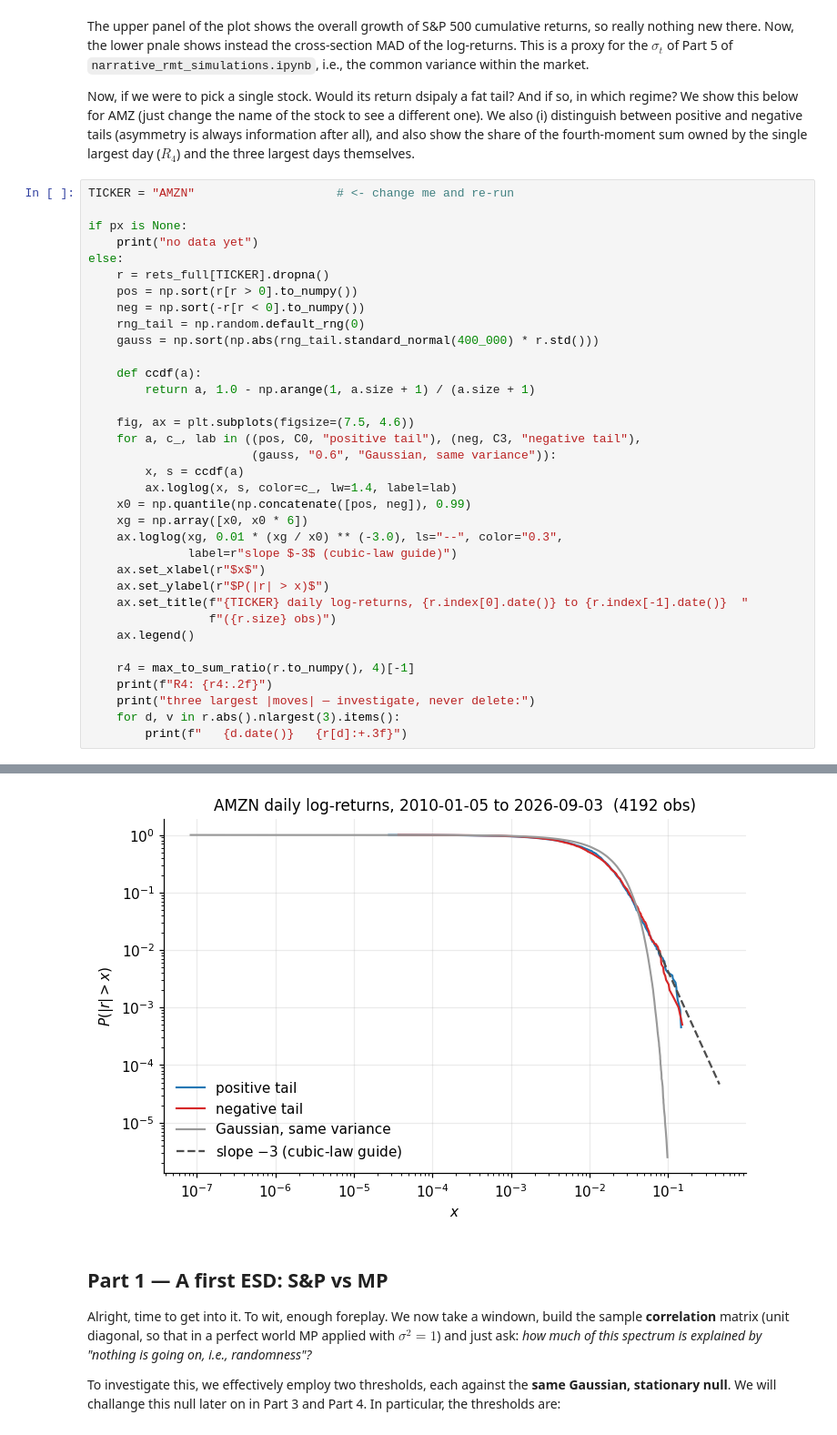
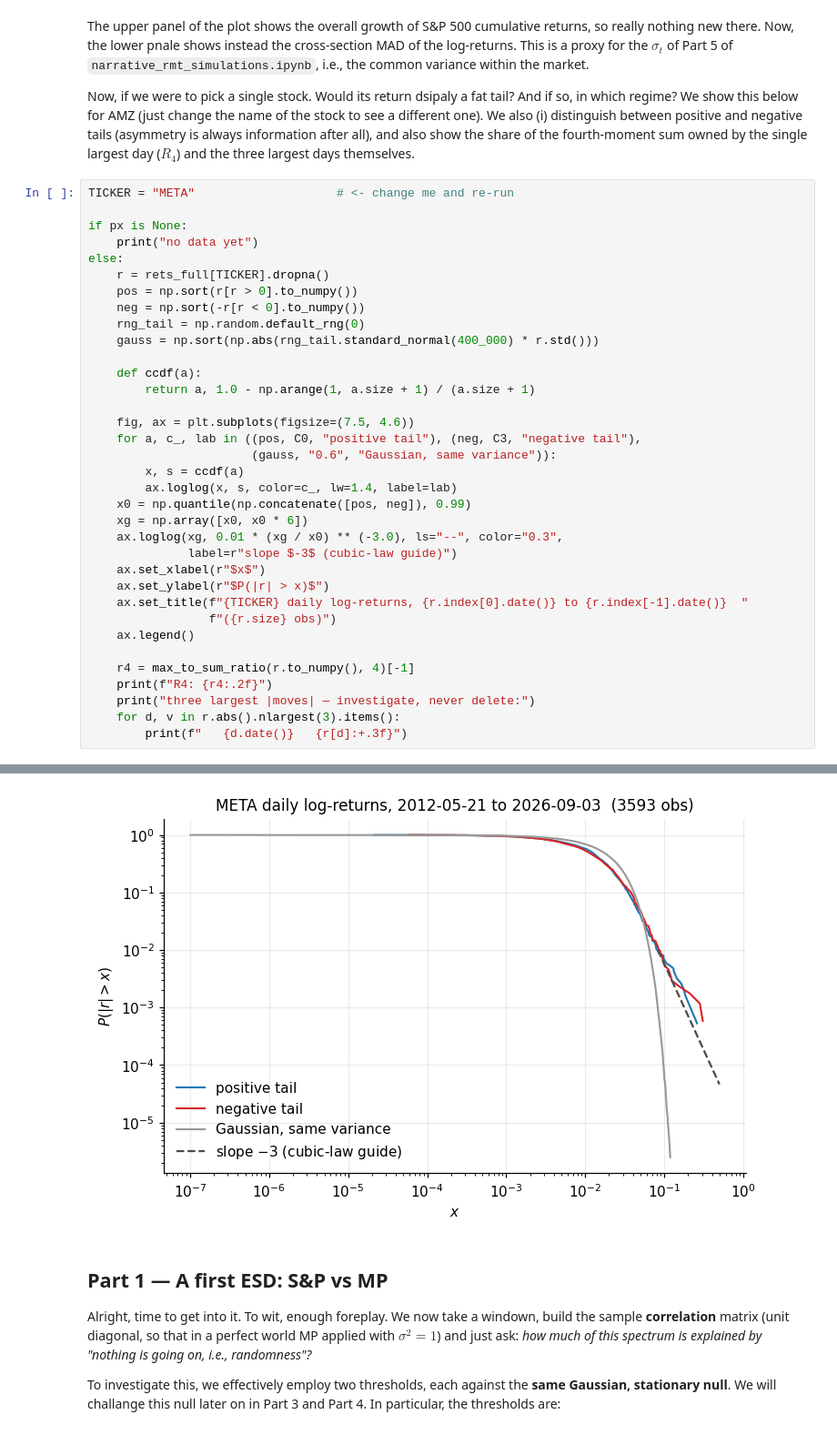
Before and after one commit to MarcoGaloppo/Quant-RMT-FatTails, a Jupyter notebook: narrative_rmt_market_data.ipynb, the cells around one changed output, grey strips where cells are left out. Shown at 91% size. Drawn from its saved outputs; the diff is of its cells as text.

```diff
--- a/narrative_rmt_market_data.ipynb
+++ b/narrative_rmt_market_data.ipynb
@@ -228,7 +231,7 @@ The upper panel of the plot shows the overall growth of S&P 500 cumulative retur
 
 Now, if we were to pick a single stock. Would its return dsipaly a fat tail? And if so, in which regime? We show this below for AMZ (just change the name of the stock to see a different one). We also (i) distinguish between positive and negative tails (asymmetry is always information after all), and also show the share of the fourth-moment sum owned by the single largest day ($R_4$) and the three largest days themselves.
 # %%
-TICKER = "AMZN"                    # <- change me and re-run
+TICKER = "META"                    # <- change me and re-run
 
 if px is None:
     print("no data yet")
@@ -271,4 +274,4 @@ three largest |moves| — investigate, never delete:
-[figure, old version]
+[figure, new version]
 # %% [markdown]
 ## Part 1 — A first ESD: S&P vs MP
 
```
Also changed, not shown: parts of 13 cells of this notebook.
